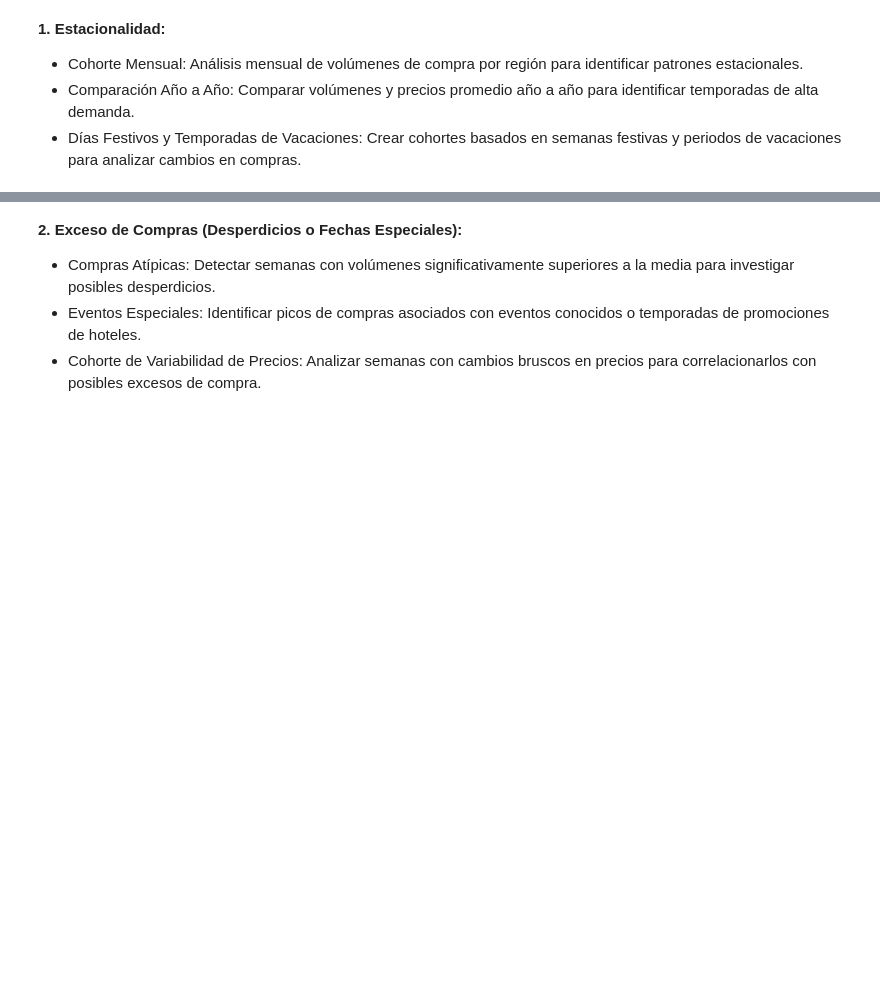
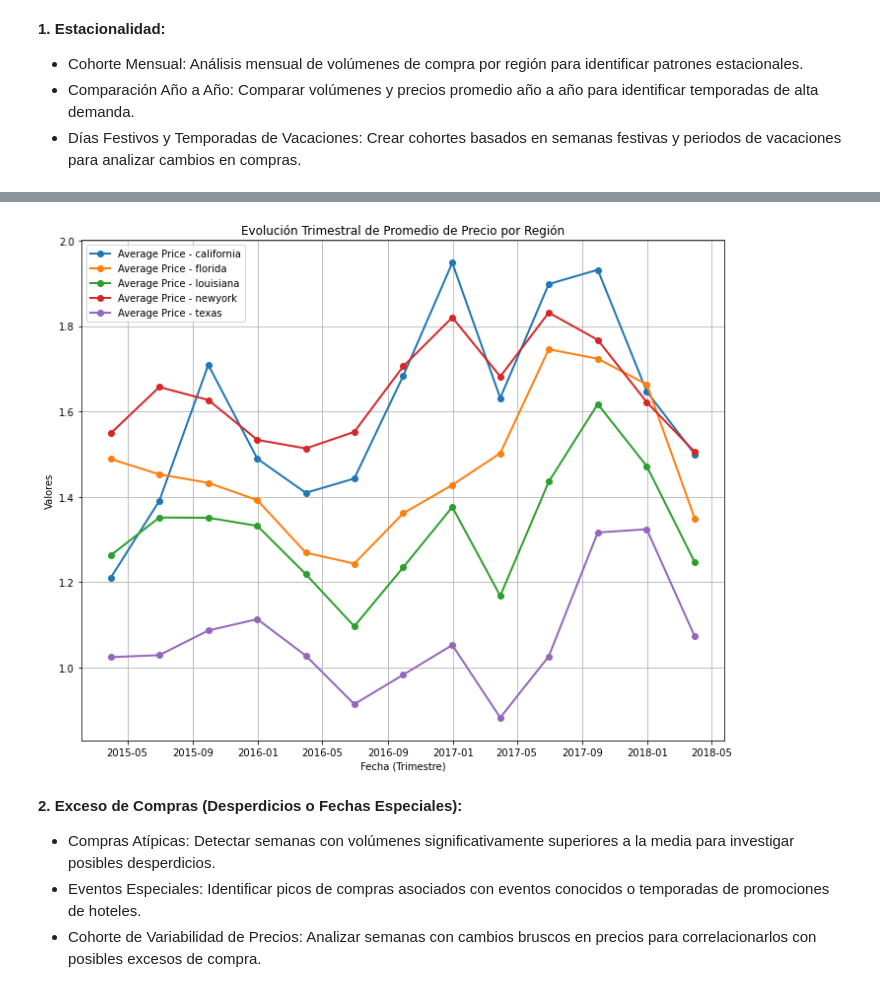
Before and after one commit to Julix4/AvoEconomics, a Jupyter notebook: cohortes-avanzados.ipynb, the cells around one changed output, grey strips where cells are left out. Cells and saved outputs as stored; diff of their text form; code cells hidden in the pictures; blank space fills up the shorter version.

Commit message:
update cohortes avanzados

```diff
--- a/cohortes-avanzados.ipynb
+++ b/cohortes-avanzados.ipynb
@@ -36,3 +52,29 @@ plt.show()
+# %%
+df_avocado_hotels['Date'] = pd.to_datetime(df_avocado_hotels['Date'])
+
+# Agrupar los datos por location y trimestre y calcular el promedio de 'AveragePrice' y la suma de 'Total Volume'
+cor2 = df_avocado_hotels.groupby([pd.Grouper(key='Date', freq='Q'), 'location']).agg(
+    avg_price=('AveragePrice', 'mean'),
+    total_volume=('Total Volume', 'sum')
+).reset_index()
+
+# Visualización de la evolución de las cohortes por región
+plt.figure(figsize=(10, 8))
+
+# Gráfico de líneas para comparar las regiones
+for region in cor2['location'].unique():
+    region_data = cor2[cor2['location'] == region]
+    plt.plot(region_data['Date'], region_data['avg_price'], marker='o', label=f'Average Price - {region}', linewidth=2)
+
+plt.title('Evolución Trimestral de Promedio de Precio de compra por Región')
+plt.xlabel('Fecha (Trimestre)')
+plt.ylabel('Valores')
+plt.legend()
+plt.grid(True)
+plt.tight_layout()
+plt.show()
+# %% [output]
+[figure, added]
 # %% [markdown]
 **2. Exceso de Compras (Desperdicios o Fechas Especiales):**
 - Compras Atípicas: Detectar semanas con volúmenes significativamente superiores a la media para investigar posibles desperdicios.
```
Also changed, not shown: parts of 1 cell of this notebook.
